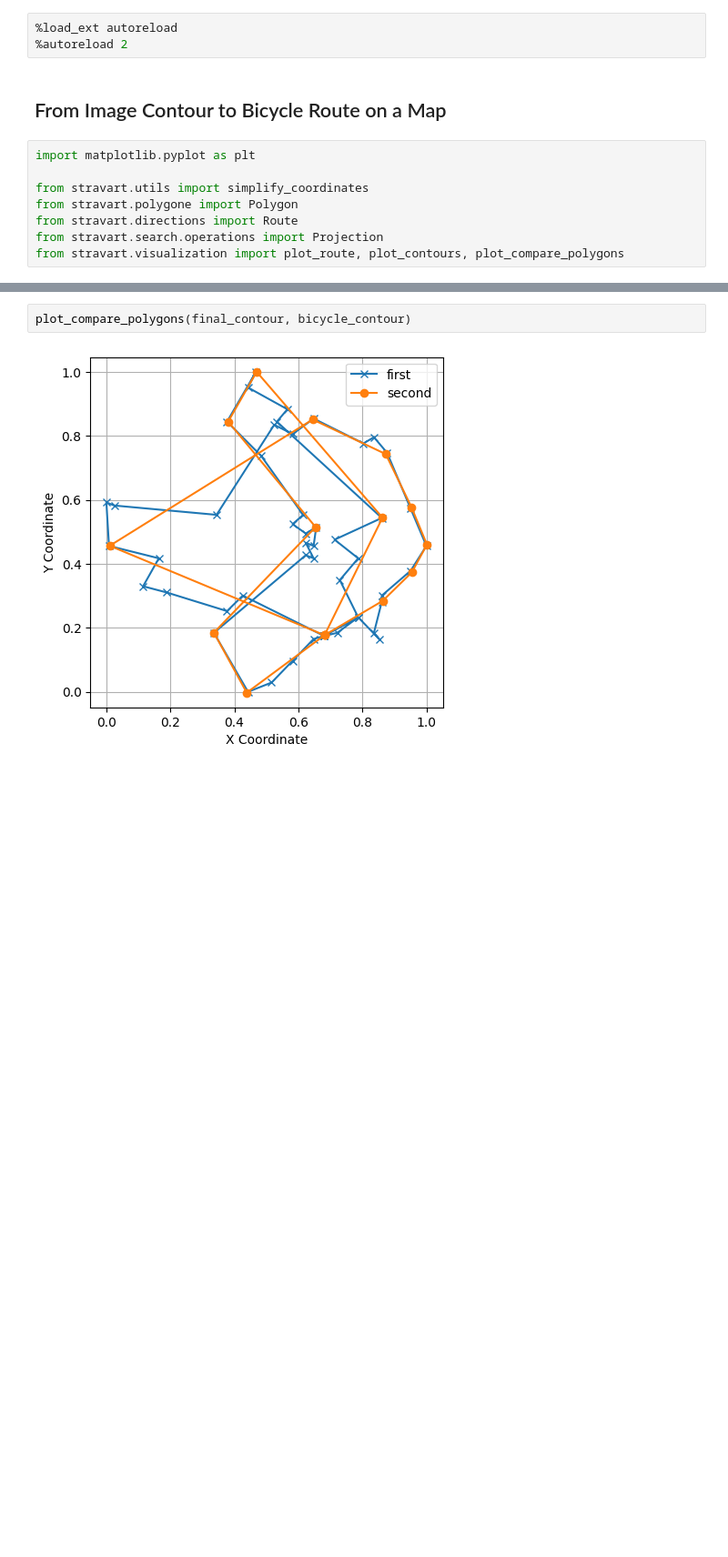
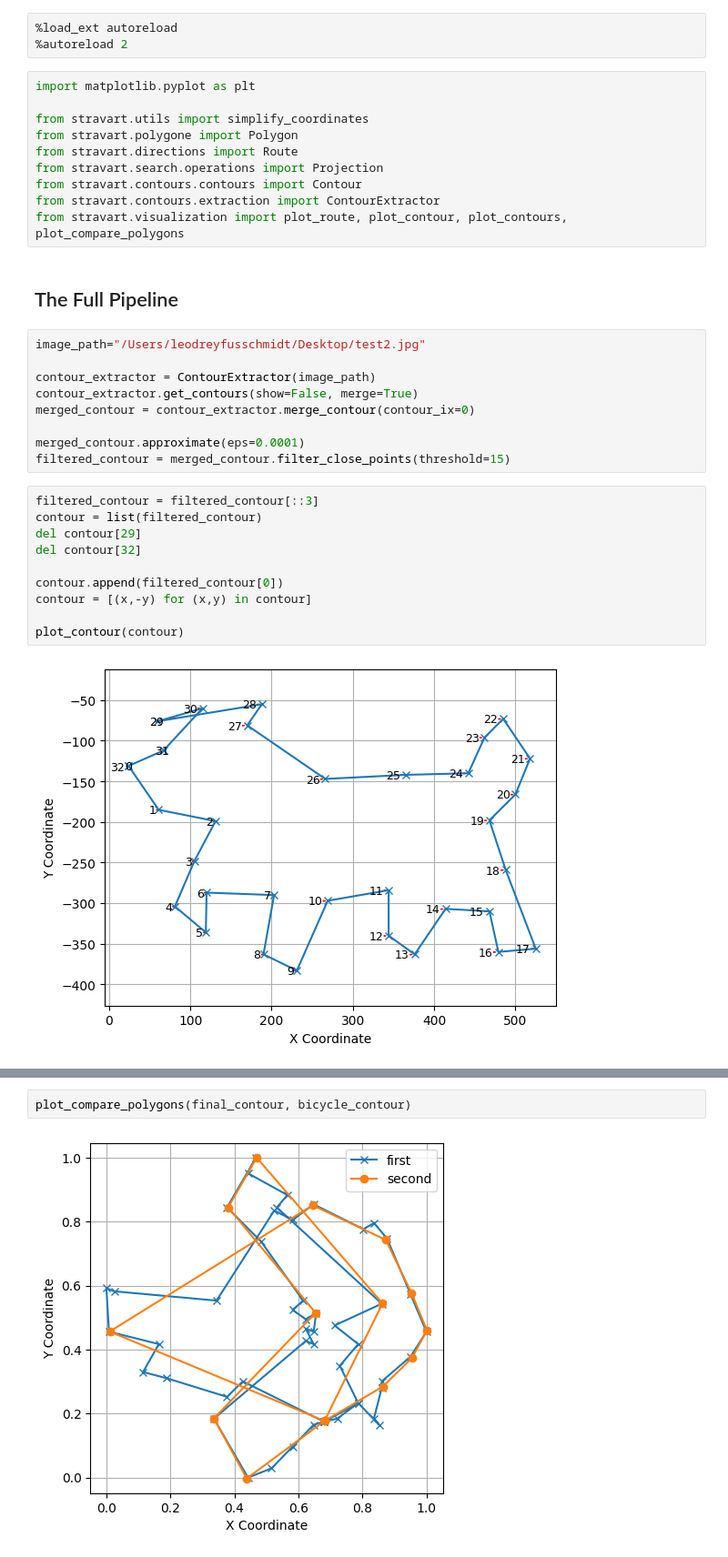
Before and after one commit to dsleo/stravart, a Jupyter notebook: notebooks/Starter Notebook.ipynb, the cells around one changed output, grey strips where cells are left out. Shown: that part at 91% size. Saved outputs shown, nothing was run; the diff lists cells and outputs as text; blank space fills up the shorter version.

```diff
--- a/notebooks/Starter Notebook.ipynb
+++ b/notebooks/Starter Notebook.ipynb
@@ -5,8 +6,6 @@ Just to get a feel of the package API.
 # %%
 %load_ext autoreload
 %autoreload 2
-# %% [markdown]
-## From Image Contour to Bicycle Route on a Map
 # %%
 import matplotlib.pyplot as plt
 
@@ -14,4 +13,29 @@ from stravart.utils import simplify_coordinates
 from stravart.polygone import Polygon
 from stravart.directions import Route
 from stravart.search.operations import Projection
-from stravart.visualization import plot_route, plot_contours, plot_compare_polygons
+from stravart.contours.contours import Contour
+from stravart.contours.extraction import ContourExtractor
+from stravart.visualization import plot_route, plot_contour, plot_contours, plot_compare_polygons
+# %% [markdown]
+## The Full Pipeline
+# %%
+image_path="/Users/leodreyfusschmidt/Desktop/test2.jpg"
+
+contour_extractor = ContourExtractor(image_path)
+contour_extractor.get_contours(show=False, merge=True)
+merged_contour = contour_extractor.merge_contour(contour_ix=0)
+
+merged_contour.approximate(eps=0.0001)
+filtered_contour = merged_contour.filter_close_points(threshold=15)
+# %%
+filtered_contour = filtered_contour[::3]
+contour = list(filtered_contour)
+del contour[29]
+del contour[32]
+
+contour.append(filtered_contour[0])
+contour = [(x,-y) for (x,y) in contour]
+
+plot_contour(contour)
+# %% [output]
+[figure, added]
```
Also changed, not shown: parts of 6 cells of this notebook.
